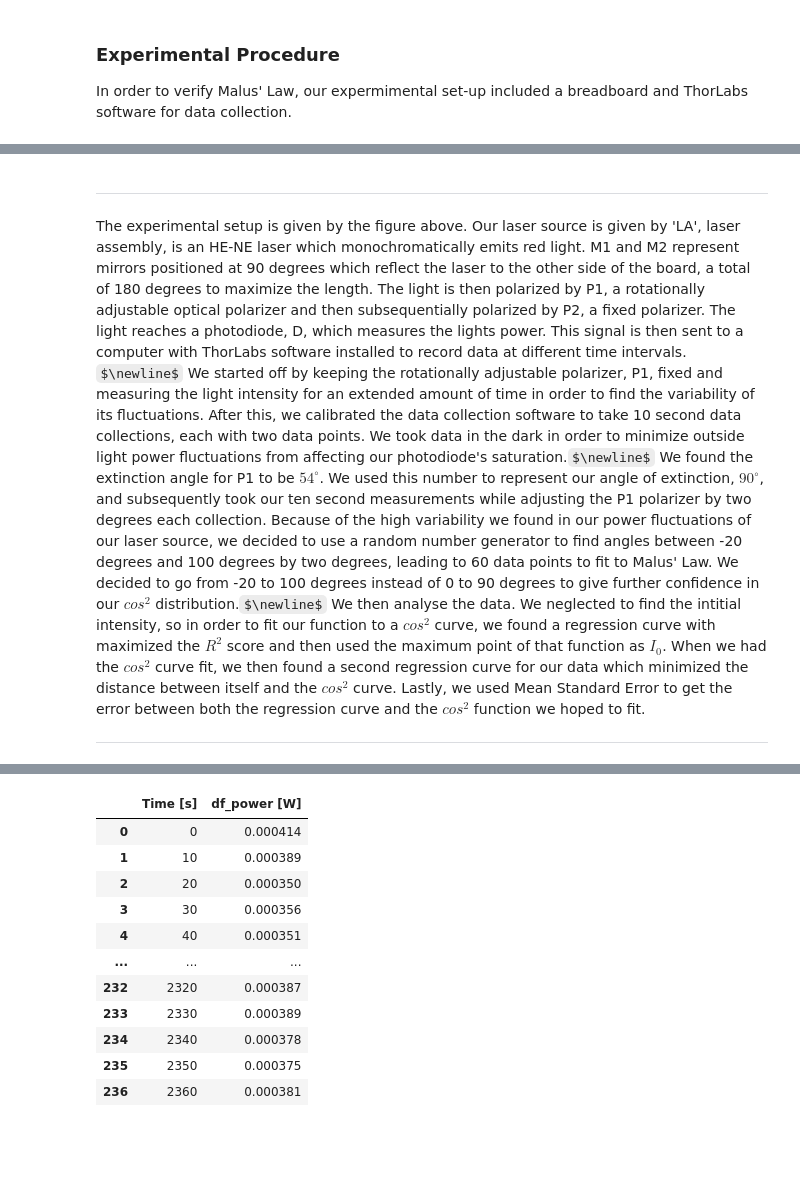
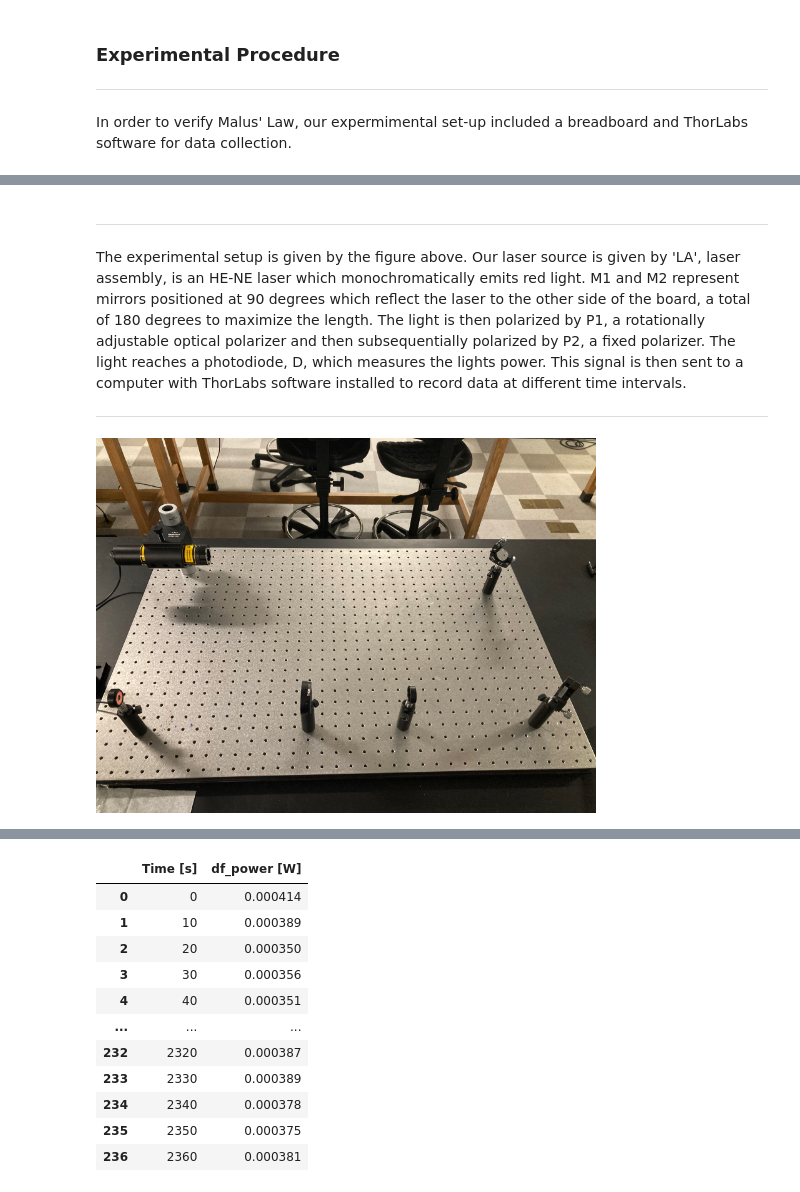
Before and after one commit to opticslabjkmspk/Optics-Lab, a Jupyter notebook: Lab 2 Report.ipynb, the cells around one changed output, grey strips where cells are left out. Cells and saved outputs as stored; diff of their text form; code cells hidden in the pictures; some formulas as TeX source; blank space fills up the shorter version.

```diff
--- a/Lab 2 Report.ipynb
+++ b/Lab 2 Report.ipynb
@@ -57,5 +64,6 @@ ___
 # %% [markdown]
 ### Experimental Procedure
+___
 
 In order to verify Malus' Law, our expermimental set-up included a breadboard and ThorLabs software for data collection.
 # %%
@@ -64,8 +72,11 @@ Image(filename='setup.png')
 [figure]
 # %% [markdown]
 ___
-The experimental setup is given by the figure above.  Our laser source is given by 'LA', laser assembly, is an HE-NE laser which monochromatically emits red light.  M1 and M2 represent mirrors positioned at 90 degrees which reflect the laser to the other side of the board, a total of 180 degrees to maximize the length.  The light is then polarized by P1, a rotationally adjustable optical polarizer and then subsequentially polarized by P2, a fixed polarizer.  The light reaches a photodiode, D, which measures the lights power.  This signal is then sent to a computer with ThorLabs software installed to record data at different time intervals. $\newline$
-We started off by keeping the rotationally adjustable polarizer, P1, fixed and measuring the light intensity for an extended amount of time in order to find the variability of its fluctuations.  After this, we calibrated the data collection software to take 10 second data collections, each with two data points.  We took data in the dark in order to minimize outside light power fluctuations from affecting our photodiode's saturation.$\newline$
-We found the extinction angle for P1 to be $54^{\circ}$.  We used this number to represent our angle of extinction, $90^{\circ}$, and subsequently took our ten second measurements while adjusting the P1 polarizer by two degrees each collection.  Because of the high variability we found in our power fluctuations of our laser source, we decided to use a random number generator to find angles between -20 degrees and 100 degrees by two degrees, leading to 60 data points to fit to Malus' Law.  We decided to go from -20 to 100 degrees instead of 0 to 90 degrees to give further confidence in our $cos^{2}$ distribution.$\newline$
-We then analyse the data.  We neglected to find the intitial intensity, so in order to fit our function to a $cos^{2}$ curve, we found a regression curve with maximized the $R^2$ score and then used the maximum point of that function as $I_{0}$.  When we had the $cos^{2}$ curve fit, we then found a second regression curve for our data which minimized the distance between itself and the $cos^{2}$ curve.  Lastly, we used Mean Standard Error to get the error between both the regression curve and the $cos^{2}$ function we hoped to fit.
+
+The experimental setup is given by the figure above.  Our laser source is given by 'LA', laser assembly, is an HE-NE laser which monochromatically emits red light.  M1 and M2 represent mirrors positioned at 90 degrees which reflect the laser to the other side of the board, a total of 180 degrees to maximize the length.  The light is then polarized by P1, a rotationally adjustable optical polarizer and then subsequentially polarized by P2, a fixed polarizer.  The light reaches a photodiode, D, which measures the lights power.  This signal is then sent to a computer with ThorLabs software installed to record data at different time intervals.
+
 ___
+# %%
+Image(filename='setup1.png',width=500,height=500)
+# %% [output]
+[figure, added]
```
Also changed, not shown: parts of 17 cells of this notebook.
